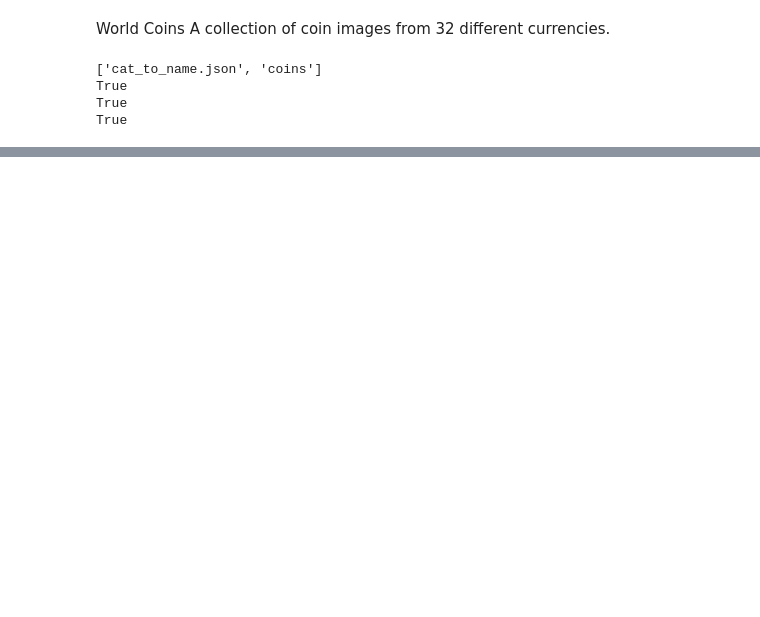
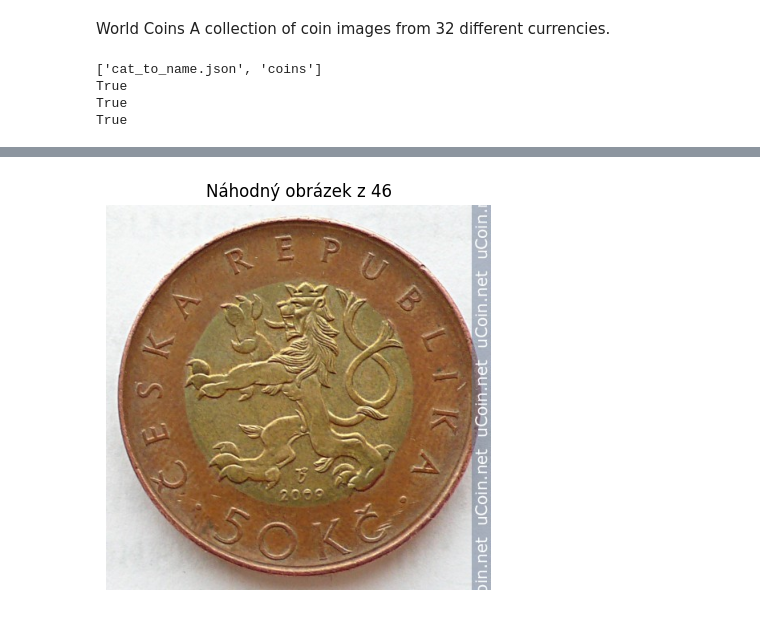
Before and after one commit to ArcanisX7/World_Coins, a Jupyter notebook: main.ipynb, the cells around one changed output, grey strips where cells are left out. Saved outputs shown, nothing was run; the diff lists cells and outputs as text; code cells hidden in the pictures; blank space fills up the shorter version.

```diff
--- a/main.ipynb
+++ b/main.ipynb
@@ -34,3 +38,9 @@ print(os.path.exists("data/coins/data/test/"))
 True
 True
 True
+# %%
+# Načtení mapování kategorií
+with open(json_path, "r") as f:
+    class_mapping = json.load(f)
+
+class_mapping
@@ -36,0 +70,14 @@ True
+# %%
+random_class = random.choice(os.listdir(data_dir_train))
+class_path = os.path.join(data_dir_train, random_class)
+random_image = random.choice(os.listdir(class_path))
+image_path = os.path.join(class_path, random_image)
+img = cv2.imread(image_path)
+img = cv2.cvtColor(img, cv2.COLOR_BGR2RGB)
+plt.figure(figsize=(5, 5))
+plt.imshow(img)
+plt.title(f"Náhodný obrázek z {random_class}")
+plt.axis("off")
+plt.show()
+# %% [output]
+[figure, added]
```
Also changed, not shown: parts of 9 cells of this notebook.
